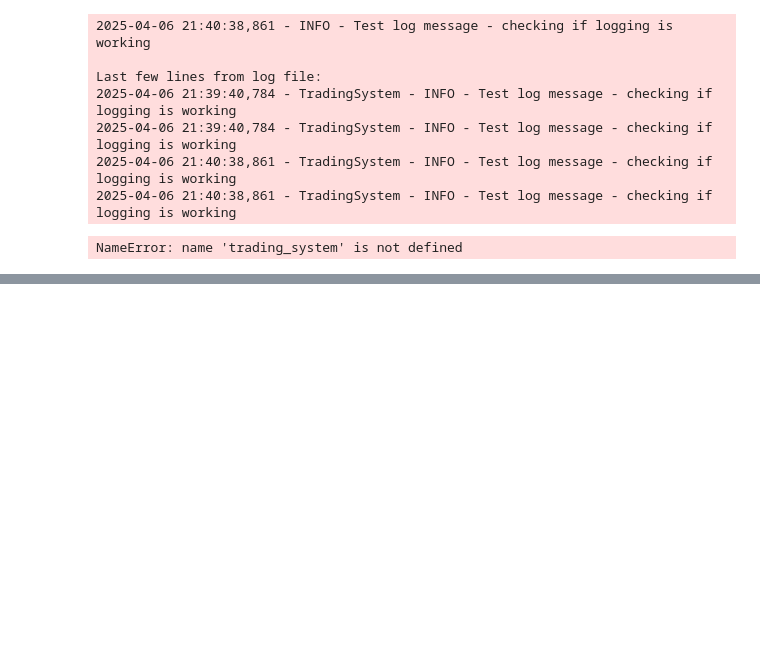
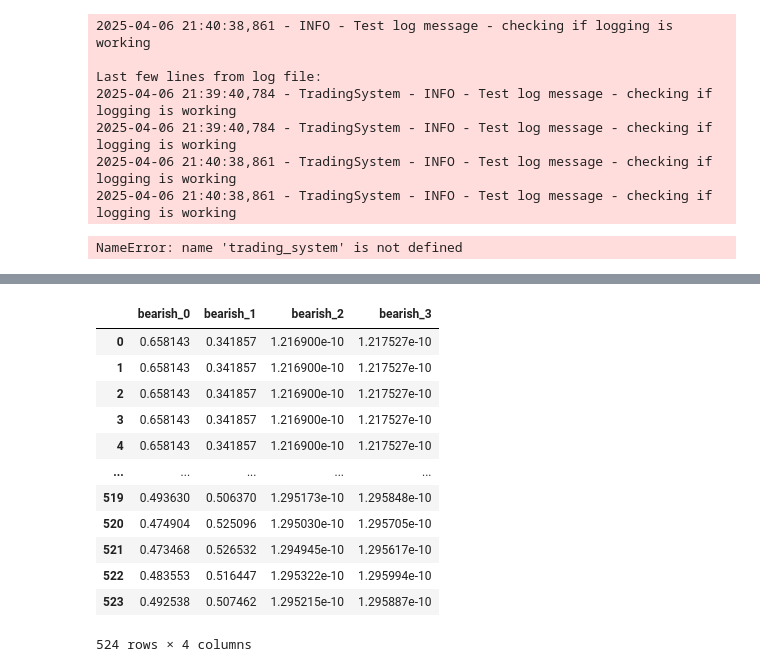
Before and after one commit to vgupta2710/Equity-Plans, a Jupyter notebook: deepnote/Data_Importer/1.0 Strategy Automation.ipynb, the cells around one changed output, grey strips where cells are left out. Drawn from its saved outputs; the diff is of its cells as text; code cells hidden in the pictures; blank space fills up the shorter version.

```diff
--- a/deepnote/Data_Importer/1.0 Strategy Automation.ipynb
+++ b/deepnote/Data_Importer/1.0 Strategy Automation.ipynb
@@ -738,0 +736,19 @@ result_combined = pd.concat([
+# %%
+y_pred_bullish = bullish_model.predict(X_normalized, verbose=0)
+y_pred_bullish = pd.DataFrame(y_pred_bullish,columns=['bearish_0', 'bearish_1', 'bearish_2', 'bearish_3'])
+#pd.DataFrame(y_pred_bullish,columns=['bearish_0', 'bearish_1', 'bearish_2', 'bearish_3'])
+y_pred_bullish
+# %% [output]
+|  | bearish_0 | bearish_1 | bearish_2 | bearish_3 |
+| 0 | 0.658143 | 0.341857 | 1.216900e-10 | 1.217527e-10 |
+| 1 | 0.658143 | 0.341857 | 1.216900e-10 | 1.217527e-10 |
+| 2 | 0.658143 | 0.341857 | 1.216900e-10 | 1.217527e-10 |
+| 3 | 0.658143 | 0.341857 | 1.216900e-10 | 1.217527e-10 |
+| 4 | 0.658143 | 0.341857 | 1.216900e-10 | 1.217527e-10 |
+| ... | ... | ... | ... | ... |
+| 519 | 0.493630 | 0.506370 | 1.295173e-10 | 1.295848e-10 |
+| 520 | 0.474904 | 0.525096 | 1.295030e-10 | 1.295705e-10 |
+| 521 | 0.473468 | 0.526532 | 1.294945e-10 | 1.295617e-10 |
+| 522 | 0.483553 | 0.516447 | 1.295322e-10 | 1.295994e-10 |
+| 523 | 0.492538 | 0.507462 | 1.295215e-10 | 1.295887e-10 |
+524 rows × 4 columns
```
Also changed, not shown: parts of 8 cells of this notebook.
